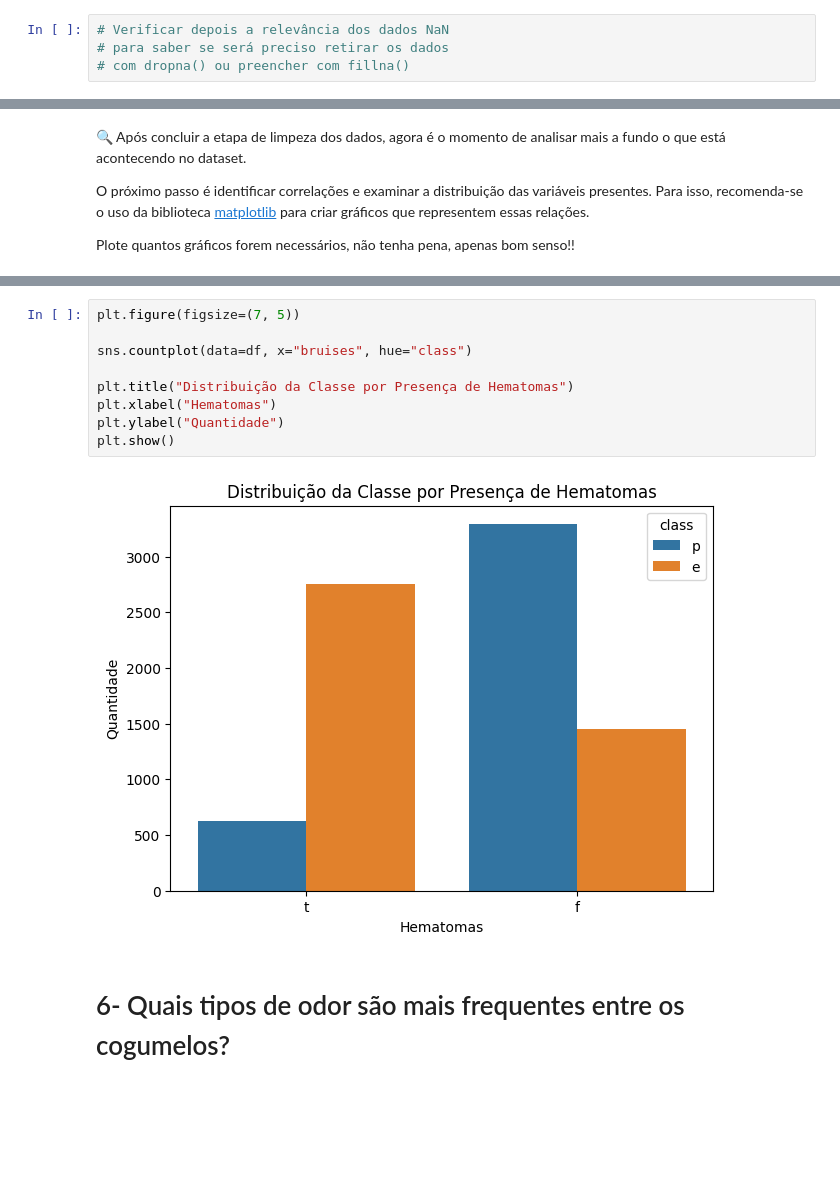
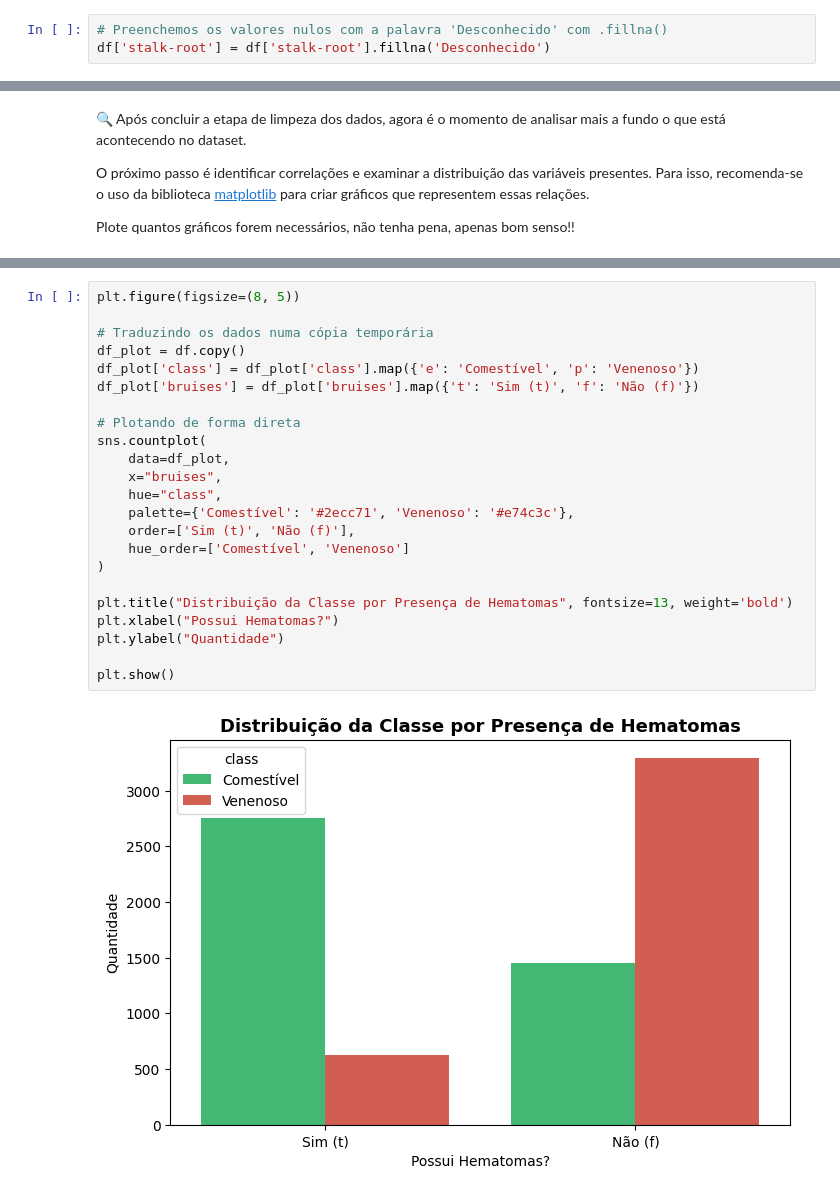
Before and after one commit to Walisson-Sales/Atividade-de-Analise-Exploratoria-de-Dados, a Jupyter notebook: notebook_EDA.ipynb, the cells around one changed output, grey strips where cells are left out. Cells and saved outputs as stored; diff of their text form; blank space fills up the shorter version.

```diff
--- a/notebook_EDA.ipynb
+++ b/notebook_EDA.ipynb
@@ -527,4 +523,3 @@ Essas funções são essenciais para garantir que seu dataset esteja limpo e pro
 # %%
-# Verificar depois a relevância dos dados NaN
-# para saber se será preciso retirar os dados
-# com dropna() ou preencher com fillna()
+# Preenchemos os valores nulos com a palavra 'Desconhecido' com .fillna()
+df['stalk-root'] = df['stalk-root'].fillna('Desconhecido')
@@ -636,13 +680,25 @@ plt.show()
 # %%
-plt.figure(figsize=(7, 5))
+plt.figure(figsize=(8, 5))
 
-sns.countplot(data=df, x="bruises", hue="class")
+# Traduzindo os dados numa cópia temporária
+df_plot = df.copy()
+df_plot['class'] = df_plot['class'].map({'e': 'Comestível', 'p': 'Venenoso'})
+df_plot['bruises'] = df_plot['bruises'].map({'t': 'Sim (t)', 'f': 'Não (f)'})
 
-plt.title("Distribuição da Classe por Presença de Hematomas")
-plt.xlabel("Hematomas")
+# Plotando de forma direta
+sns.countplot(
+    data=df_plot,
+    x="bruises",
+    hue="class",
+    palette={'Comestível': '#2ecc71', 'Venenoso': '#e74c3c'},
+    order=['Sim (t)', 'Não (f)'],
+    hue_order=['Comestível', 'Venenoso']
+)
+
+plt.title("Distribuição da Classe por Presença de Hematomas", fontsize=13, weight='bold')
+plt.xlabel("Possui Hematomas?")
 plt.ylabel("Quantidade")
+
 plt.show()
 # %% [output]
-[figure, old version]
+[figure, new version]
-# %% [markdown]
-# 6- Quais tipos de odor são mais frequentes entre os cogumelos?
```
Also changed, not shown: parts of 46 cells of this notebook.
